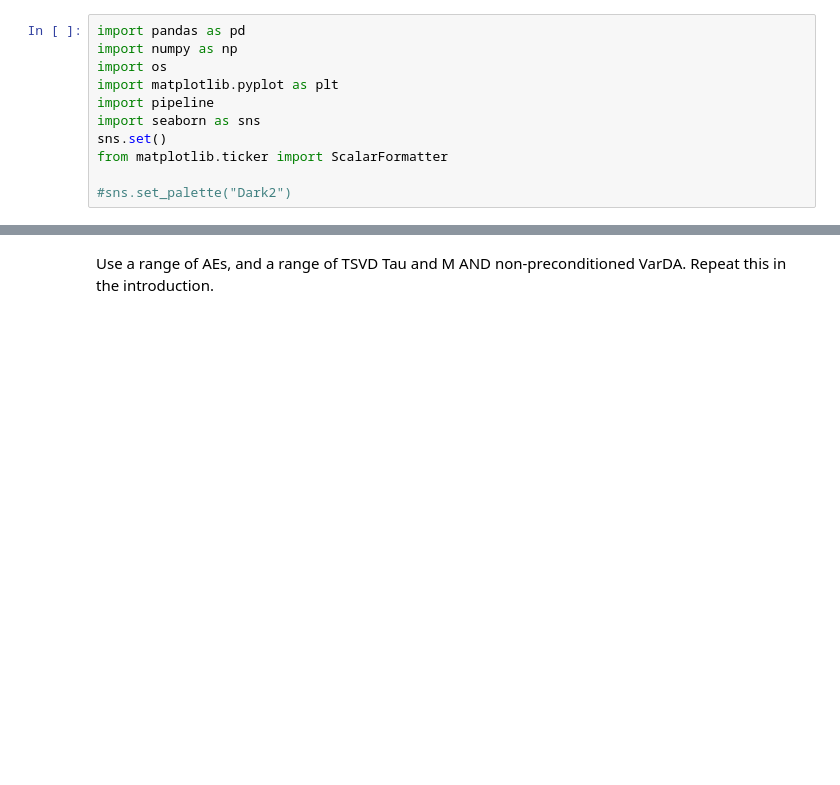
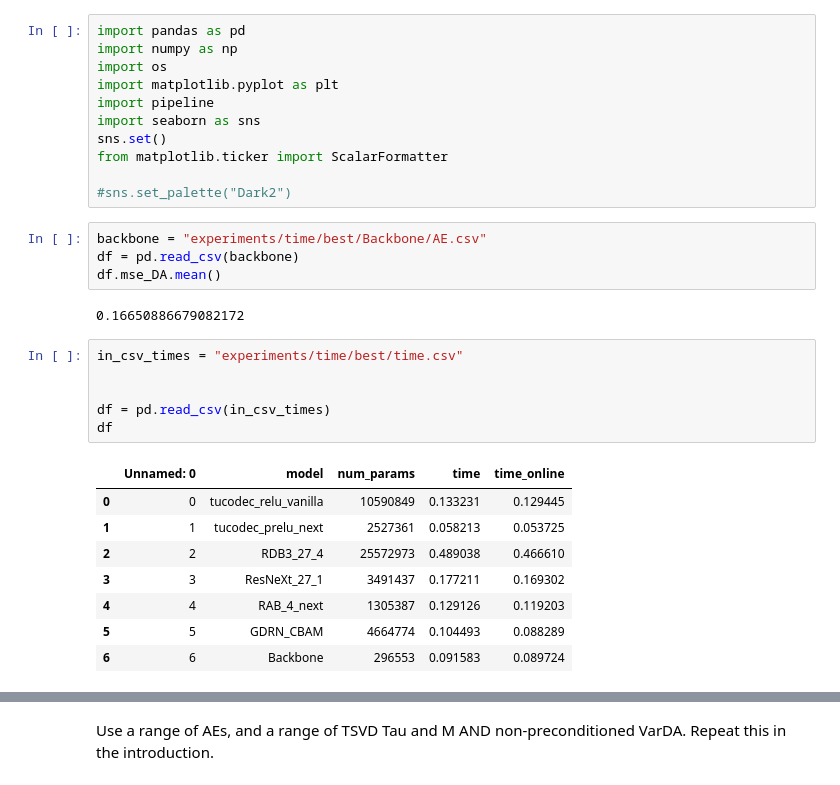
Before and after one commit to julianmack/Data_Assimilation, a Jupyter notebook: report/generate_figures/time_perf_tradeoff.ipynb, the cells around one changed output, grey strips where cells are left out. Drawn from its saved outputs; the diff is of its cells as text; blank space fills up the shorter version.

```diff
--- a/report/generate_figures/time_perf_tradeoff.ipynb
+++ b/report/generate_figures/time_perf_tradeoff.ipynb
@@ -18,3 +18,24 @@ sns.set()
 from matplotlib.ticker import ScalarFormatter
 
 #sns.set_palette("Dark2")
+# %%
+backbone = "experiments/time/best/Backbone/AE.csv"
+df = pd.read_csv(backbone)
+df.mse_DA.mean()
+# %% [output]
+0.16650886679082172
+# %%
+in_csv_times = "experiments/time/best/time.csv"
+
+
+df = pd.read_csv(in_csv_times)
+df
+# %% [output]
+|  | Unnamed: 0 | model | num_params | time | time_online |
+| 0 | 0 | tucodec_relu_vanilla | 10590849 | 0.133231 | 0.129445 |
+| 1 | 1 | tucodec_prelu_next | 2527361 | 0.058213 | 0.053725 |
+| 2 | 2 | RDB3_27_4 | 25572973 | 0.489038 | 0.466610 |
+| 3 | 3 | ResNeXt_27_1 | 3491437 | 0.177211 | 0.169302 |
+| 4 | 4 | RAB_4_next | 1305387 | 0.129126 | 0.119203 |
+| 5 | 5 | GDRN_CBAM | 4664774 | 0.104493 | 0.088289 |
+| 6 | 6 | Backbone | 296553 | 0.091583 | 0.089724 |
```
Also changed, not shown: parts of 5 cells of this notebook, 11 other files.
